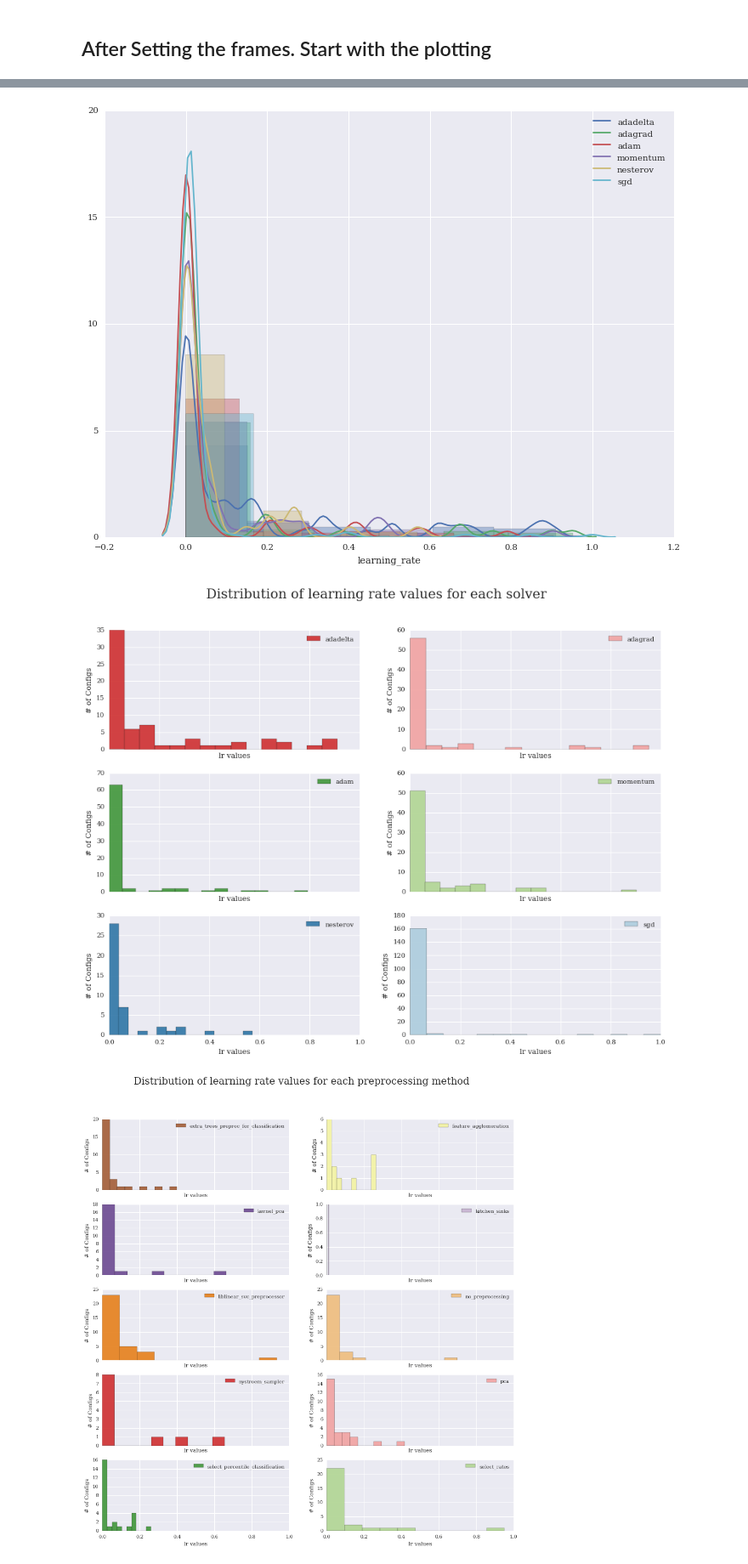
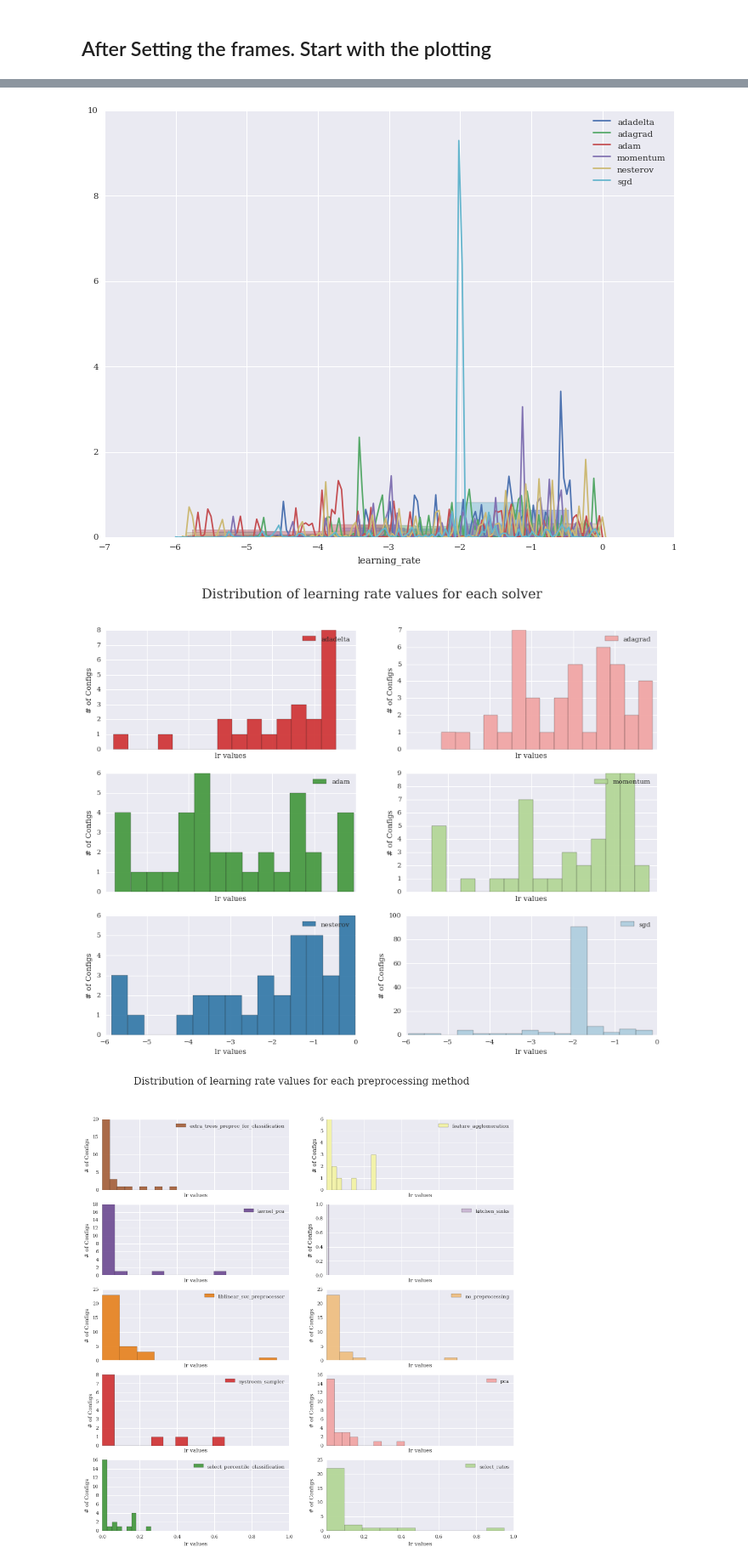
Before and after one commit to hmendozap/master-arbeit-projects, a Jupyter notebook: plotting_param_distros/Trajectory_Configs_Plots.ipynb, the cells around one changed output, grey strips where cells are left out. Shown: that part at 85% size. Cells and saved outputs as stored; diff of their text form; code cells hidden in the pictures.

```diff
--- a/plotting_param_distros/Trajectory_Configs_Plots.ipynb
+++ b/plotting_param_distros/Trajectory_Configs_Plots.ipynb
@@ -18,7 +18,7 @@ plt.rc('font', size=20.0, family='serif')
 # %%
 # Data location and scenario
 data_dir = '/mhome/mendozah/nn_prepro_Experiment/results/experiment/'
-dataset = '772_bac'
+dataset = '554_bac'
 preprocessor='select_rates'
 fline = 'detailed-traj-run-10.csv'
 traj_file = os.path.join(data_dir, dataset, preprocessor, dataset, fline)
@@ -30,7 +30,7 @@ reload(cr)
 reader = cr.ConfigReader(data_dir=data_dir, scenario=dataset)
 # %%
 # But we also get a DataFrame with the data (can also be done in R)
-test_dataframe = ldp.load_trajectory_by_file(traj_file,
+test_dataframe = reader.load_trajectory_by_file(traj_file,
                                           full_config=False)
 # %%
 tdf = reader.load_trajectories()
@@ -103,9 +97,9 @@ g_scatterGrid.fig.subplots_adjust(wspace=.05, hspace=.1)
 # %%
 # Seaborns Normed Distribution plots
 for name,groups in solver_filt:
-    sns.distplot(groups.learning_rate, bins=6, kde_kws={'label':name, 'bw':0.019})
+    sns.distplot(np.log10(groups.learning_rate), bins=6, kde_kws={'label':name, 'bw':0.019})
 # %% [output]
-[figure, old version]
+[figure, new version]
 # %%
 #Subplots of the previous histogram
 color_histograms = sns.color_palette('Set1',6, desat=0.8)
@@ -117,16 +111,16 @@ for iterate_axis, (name, groups) in zip(axs.flat, solver_filt):
 # %%
 col_hist = sns.color_palette('Paired',6, desat=0.8)
 
 fig2, axs = plt.subplots(nrows=3, ncols=2, sharex=True, figsize=(15.,11.))
 fig2.suptitle('Distribution of learning rate values for each solver')
 for ax, (name, groups) in zip(axs.flat,solver_filt):
-    ax.hist(groups.learning_rate.values, bins=15, histtype='bar', fill=True,
+    ax.hist(np.log10(groups.learning_rate.values), bins=15, histtype='bar', fill=True,
             label=name, alpha=0.9, color=col_hist.pop())
     ax.set_xlabel('lr values')
     ax.set_ylabel('# of Configs')
     ax.legend()
 # %% [output]
-[figure, old version]
+[figure, new version]
 # %%
 # Create the grouping of the filtered DF
 prepro_filt = filtered.groupby('preprocessor')
```
Also changed, not shown: parts of 6 cells of this notebook, 5 other files.
